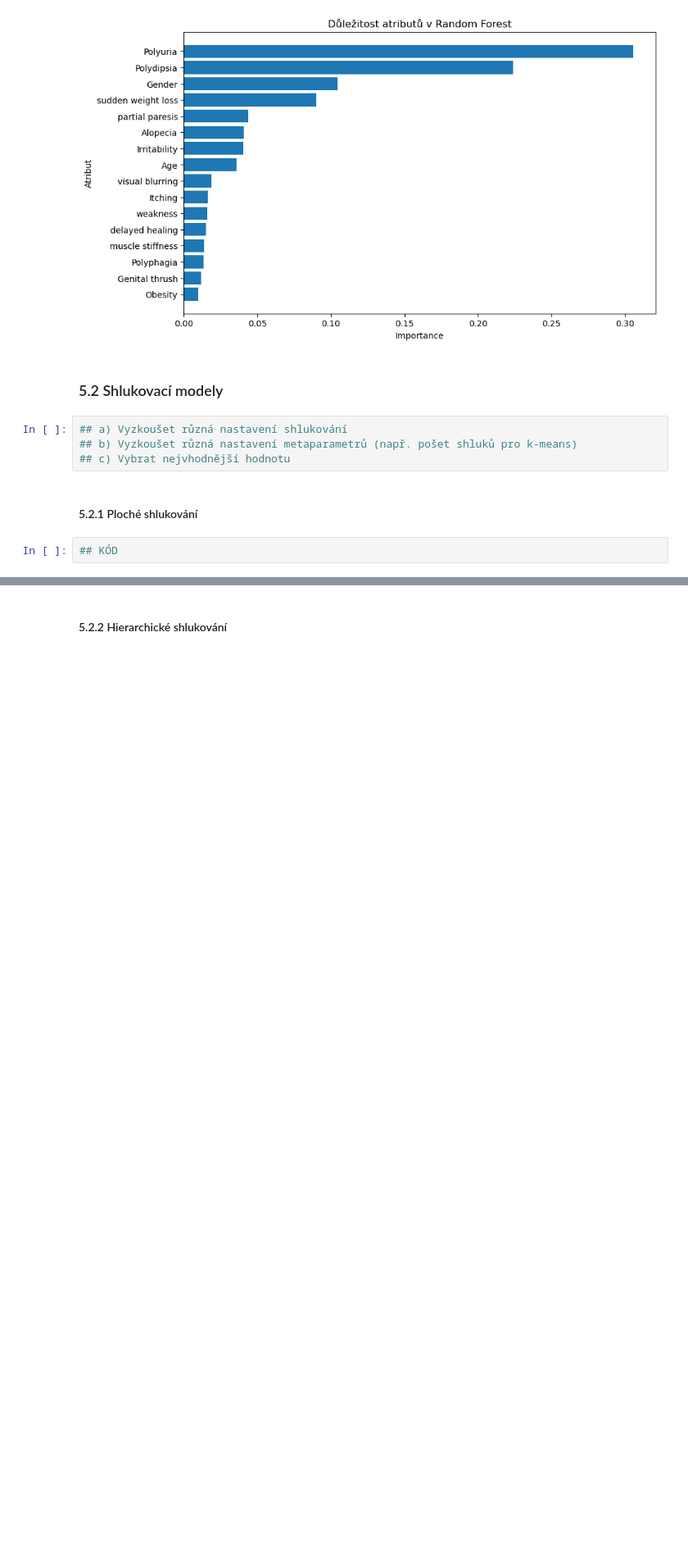
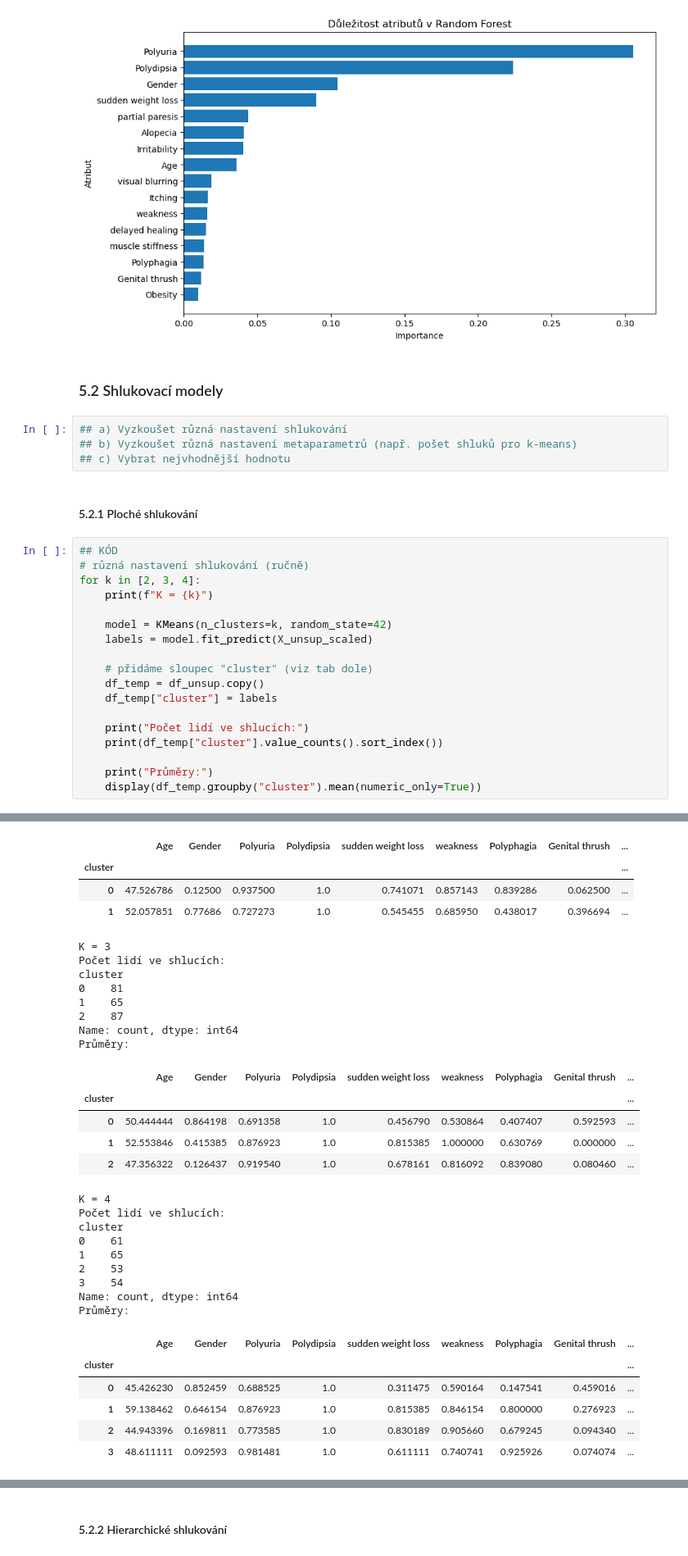
Before and after one commit to connertran/ZIS_semestralka, a Jupyter notebook: dokumentace_diabetes.ipynb, the cells around one changed output, grey strips where cells are left out. Shown at 82% size. Saved outputs shown, nothing was run; the diff lists cells and outputs as text; blank space fills up the shorter version.

Commit message:
pridat clustering oba metody

```diff
--- a/dokumentace_diabetes.ipynb
+++ b/dokumentace_diabetes.ipynb
@@ -249,3 +272,20 @@ plt.show()
 #### 5.2.1 Ploché shlukování
 # %%
 ## KÓD
+# různá nastavení shlukování (ručně)
+for k in [2, 3, 4]:
+    print(f"K = {k}")
+
+    model = KMeans(n_clusters=k, random_state=42)
+    labels = model.fit_predict(X_unsup_scaled)
+
+    # přidáme sloupec "cluster" (viz tab dole)
+    df_temp = df_unsup.copy()
+    df_temp["cluster"] = labels
+
+    print("Počet lidí ve shlucích:")
+    print(df_temp["cluster"].value_counts().sort_index())
+
+    print("Průměry:")
+    display(df_temp.groupby("cluster").mean(numeric_only=True))
+# %% [output]
@@ -251,0 +299,32 @@ plt.show()
+|  | Age | Gender | Polyuria | Polydipsia | sudden weight loss | weakness | Polyphagia | Genital thrush | ... |
+| cluster |  |  |  |  |  |  |  |  | ... |
+| 0 | 47.526786 | 0.12500 | 0.937500 | 1.0 | 0.741071 | 0.857143 | 0.839286 | 0.062500 | ... |
+| 1 | 52.057851 | 0.77686 | 0.727273 | 1.0 | 0.545455 | 0.685950 | 0.438017 | 0.396694 | ... |
+K = 3
+Počet lidí ve shlucích:
+cluster
+0    81
+1    65
+2    87
+Name: count, dtype: int64
+Průměry:
+|  | Age | Gender | Polyuria | Polydipsia | sudden weight loss | weakness | Polyphagia | Genital thrush | ... |
+| cluster |  |  |  |  |  |  |  |  | ... |
+| 0 | 50.444444 | 0.864198 | 0.691358 | 1.0 | 0.456790 | 0.530864 | 0.407407 | 0.592593 | ... |
+| 1 | 52.553846 | 0.415385 | 0.876923 | 1.0 | 0.815385 | 1.000000 | 0.630769 | 0.000000 | ... |
+| 2 | 47.356322 | 0.126437 | 0.919540 | 1.0 | 0.678161 | 0.816092 | 0.839080 | 0.080460 | ... |
+K = 4
+Počet lidí ve shlucích:
+cluster
+0    61
+1    65
+2    53
+3    54
+Name: count, dtype: int64
+Průměry:
+|  | Age | Gender | Polyuria | Polydipsia | sudden weight loss | weakness | Polyphagia | Genital thrush | ... |
+| cluster |  |  |  |  |  |  |  |  | ... |
+| 0 | 45.426230 | 0.852459 | 0.688525 | 1.0 | 0.311475 | 0.590164 | 0.147541 | 0.459016 | ... |
+| 1 | 59.138462 | 0.646154 | 0.876923 | 1.0 | 0.815385 | 0.846154 | 0.800000 | 0.276923 | ... |
+| 2 | 44.943396 | 0.169811 | 0.773585 | 1.0 | 0.830189 | 0.905660 | 0.679245 | 0.094340 | ... |
+| 3 | 48.611111 | 0.092593 | 0.981481 | 1.0 | 0.611111 | 0.740741 | 0.925926 | 0.074074 | ... |
```
Also changed, not shown: parts of 5 cells of this notebook.
